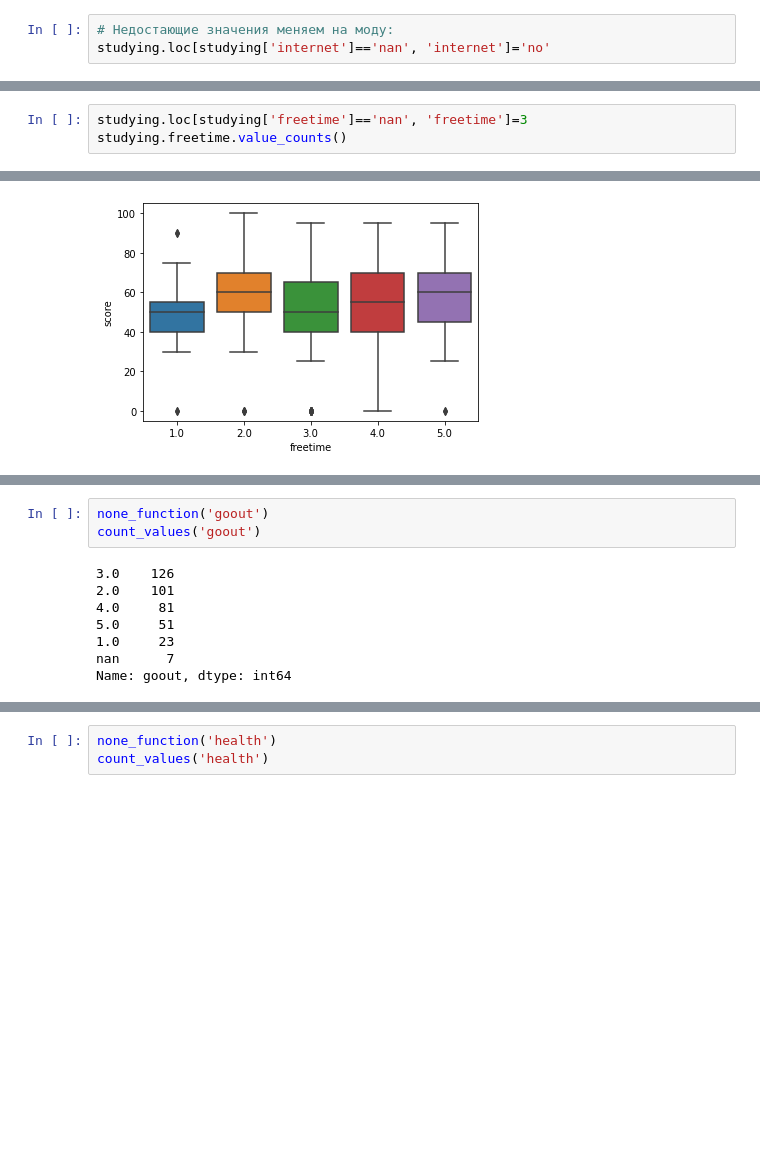
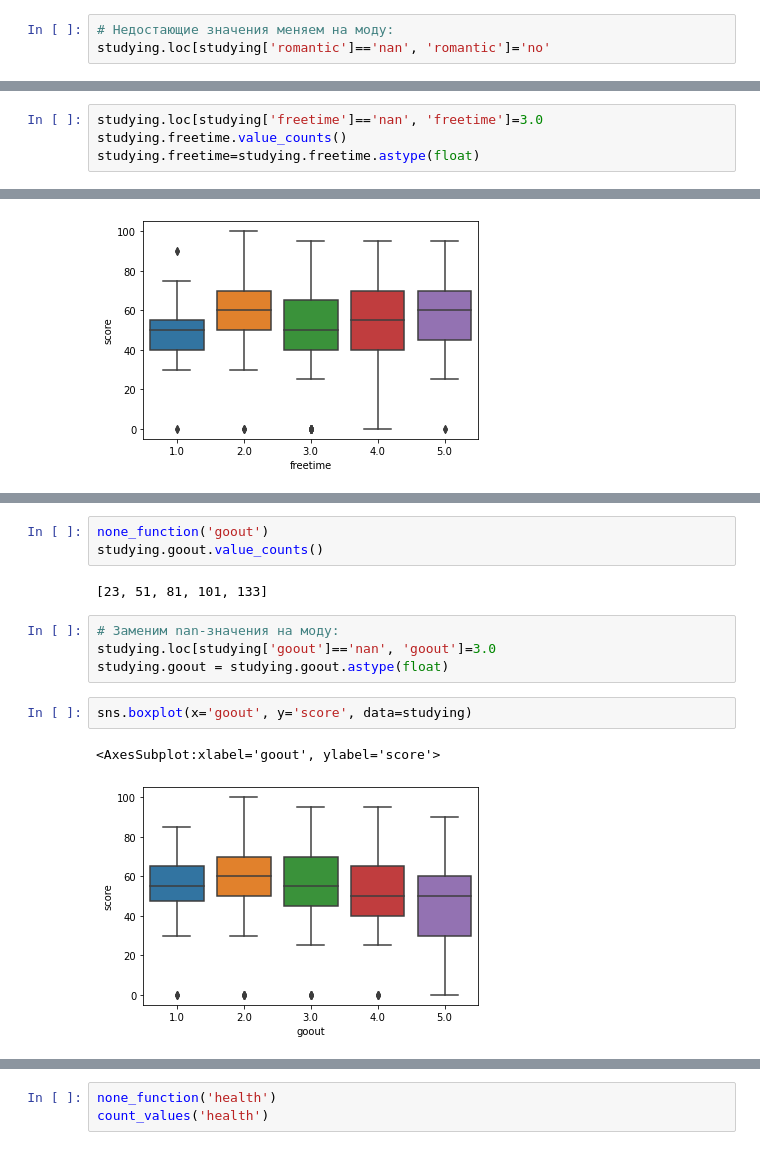
Before and after one commit to novikaj/AlinaProjects, a Jupyter notebook: module_2/0_project_2_EDA.ipynb, the cells around one changed output, grey strips where cells are left out. Drawn from its saved outputs; the diff is of its cells as text; blank space fills up the shorter version.

```diff
--- a/module_2/0_project_2_EDA.ipynb
+++ b/module_2/0_project_2_EDA.ipynb
@@ -1106,7 +1085,7 @@ nan     31
 Name: romantic, dtype: int64
 # %%
 # Недостающие значения меняем на моду:
-studying.loc[studying['internet']=='nan', 'internet']='no'
+studying.loc[studying['romantic']=='nan', 'romantic']='no'
 # %%
 sns.boxplot(x='romantic', y='score', data=studying)
 # %% [output]
@@ -1133,3 +1114,4 @@ studying['freetime'].median()
 # %%
-studying.loc[studying['freetime']=='nan', 'freetime']=3
+studying.loc[studying['freetime']=='nan', 'freetime']=3.0
 studying.freetime.value_counts()
+studying.freetime=studying.freetime.astype(float)
@@ -1148,11 +1127,14 @@ sns.boxplot(x='freetime', y='score', data=studying)
 # %%
 none_function('goout')
-count_values('goout')
+studying.goout.value_counts()
 # %% [output]
-3.0    126
-2.0    101
-4.0     81
-5.0     51
-1.0     23
-nan      7
-Name: goout, dtype: int64
+[23, 51, 81, 101, 133]
+# %%
+# Заменим nan-значения на моду:
+studying.loc[studying['goout']=='nan', 'goout']=3.0
+studying.goout = studying.goout.astype(float)
+# %%
+sns.boxplot(x='goout', y='score', data=studying)
+# %% [output]
+<AxesSubplot:xlabel='goout', ylabel='score'>
+[figure, added]
```
Also changed, not shown: parts of 63 cells of this notebook.
